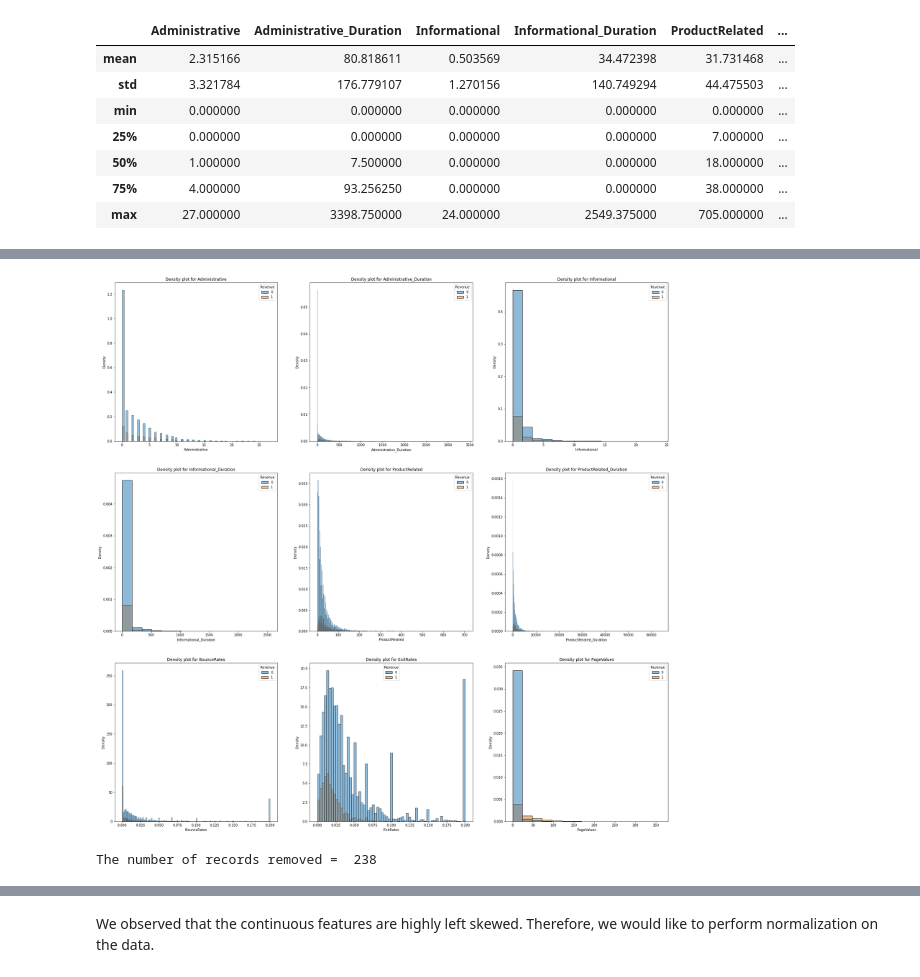
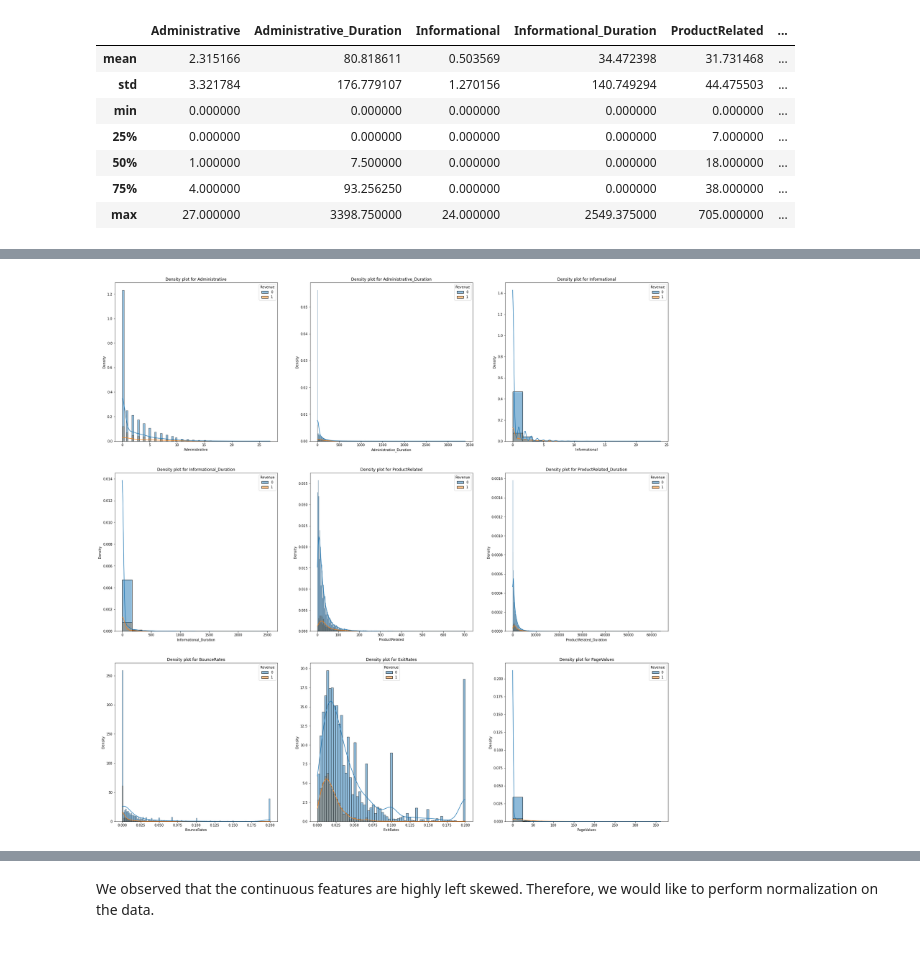
Before and after one commit to hea0516/shopping_intention_classification, a Jupyter notebook: src/data_preprocessing.ipynb, the cells around one changed output, grey strips where cells are left out. Cells and saved outputs as stored; diff of their text form; code cells hidden in the pictures.

```diff
--- a/src/data_preprocessing.ipynb
+++ b/src/data_preprocessing.ipynb
@@ -113,11 +113,11 @@ for idx, feature in enumerate(discrete_data.columns[:len(discrete_data.columns)]
     row = idx // 2
     col = idx % 2
     # sns.barplot(ax=axes[row,col], x='Administrative', y='Administrative_Duration', hue='Revenue', data=shopping_online)
-    sns.histplot(ax=axes[row, col], data=discrete_target_data, x=feature, stat="density", hue="Revenue")
+    # sns.barplot(ax=axes[row, col], data=discrete_target_data, x=feature, y='count', stat="density", hue="Revenue")
     # axes[row,col].bar(discrete_target_data[feature].value_counts().index, discrete_target_data[feature].value_counts().values)
+    sns.countplot(ax=axes[row, col], data=data, x=feature, hue='Revenue')
     axes[row,col].set_title('Frequency of ' + feature)
     axes[row,col].set_ylabel('Frequency')
-    # sns.countplot(data=data, x='Revenue')
     # plt.title('Sessions ended with shopping')
     # plt.xticks([0, 1], ['False', 'True'])
 # %% [output]
@@ -178,3 +181,14 @@ Summary Statistics
 | 50% | 1.000000 | 7.500000 | 0.000000 | 0.000000 | 18.000000 | ... |
 | 75% | 4.000000 | 93.256250 | 0.000000 | 0.000000 | 38.000000 | ... |
 | max | 27.000000 | 3398.750000 | 24.000000 | 2549.375000 | 705.000000 | ... |
+# %%
+# 4.5 Use box plot to check if there is any outliers in features
+fig, axes = plt.subplots(3, 3, figsize=(30, 30))
+
+for idx, feature in enumerate(cts_data.columns[:len(cts_data.columns)]):
+    row = idx // 3
+    col = idx % 3
+    # axes[row, col].boxplot(data[feature])
+    axes[row, col].boxplot([data[data['Revenue']==0][feature], data[data['Revenue']==1][feature]])
+    axes[row, col].set_xticklabels(["False", "True"])
+    axes[row, col].set_title("Boxplot for "+feature)
@@ -180,0 +197,9 @@ Summary Statistics
+# %%
+# 4.3 Use hisplot to check distributions
+fig, axes = plt.subplots(3, 3, figsize=(30, 30))
+
+for idx, feature in enumerate(cts_data.columns[:len(cts_data.columns)]):
+    row = idx // 3
+    col = idx % 3
+    sns.histplot(ax=axes[row, col], data=cts_data_target, x=feature, stat="density", hue="Revenue", kde=True)
+    axes[row, col].set_title("Density plot for "+feature)
@@ -180,0 +232,11 @@ Summary Statistics
+# %%
+# 4.5 Use box plot to check again
+fig, axes = plt.subplots(3, 3, figsize=(30, 30))
+
+for idx, feature in enumerate(cts_data.columns[:len(cts_data.columns)]):
+    row = idx // 3
+    col = idx % 3
+    # axes[row, col].boxplot(data[feature])
+    axes[row, col].boxplot([data[data['Revenue']==0][feature], data[data['Revenue']==1][feature]])
+    axes[row, col].set_xticklabels(["False", "True"])
+    axes[row, col].set_title("Boxplot for "+feature)
@@ -181,36 +245,11 @@ Summary Statistics
 # %%
-# 4.3 Use box plot to check if there is any outliers in features
+# 4.6 Use box plot to check again
 fig, axes = plt.subplots(3, 3, figsize=(30, 30))
 
 for idx, feature in enumerate(cts_data.columns[:len(cts_data.columns)]):
     row = idx // 3
     col = idx % 3
-    sns.histplot(ax=axes[row, col], data=cts_data_target, x=feature, stat="density", hue="Revenue")
+    sns.histplot(ax=axes[row, col], data=cts_data_target, x=feature, stat="density", hue="Revenue", kde=True)
     axes[row, col].set_title("Density plot for "+feature)
 # %% [output]
-[figure, old version]
+[figure, new version]
-# %%
-# 4.4 Remove Outliers
-num_data_removed = len(data[((data['Administrative'] > 25) |
-              (data['Administrative_Duration'] > 1500) |
-              (data['Informational'] > 20) |
-              (data['Informational_Duration'] > 800) |
-              (data['ProductRelated'] > 300) |
-              (data['ProductRelated_Duration'] > 10000) |
-              (data['PageValues'] > 150))])
-
-data = data[~((data['Administrative'] > 25) |
-              (data['Administrative_Duration'] > 1500) |
-              (data['Informational'] > 20) |
-              (data['Informational_Duration'] > 800) |
-              (data['ProductRelated'] > 300) |
-              (data['ProductRelated_Duration'] > 10000) |
-              (data['PageValues'] > 150))]
-
-cts_data = data[['Administrative', 'Administrative_Duration', 'Informational', 'Informational_Duration', 'ProductRelated', 'ProductRelated_Duration', 'BounceRates', 'ExitRates', 'PageValues']]
-discrete_data = data[['Month', 'OperatingSystems', 'Browser', 'Region', 'TrafficType', 'VisitorType', 'Weekend', 'SpecialDay']]
-target = data['Revenue']
-
-print("The number of records removed = ", num_data_removed)
-# %% [output]
-The number of records removed =  238
```
Also changed, not shown: parts of 18 cells of this notebook, 1 other file.
